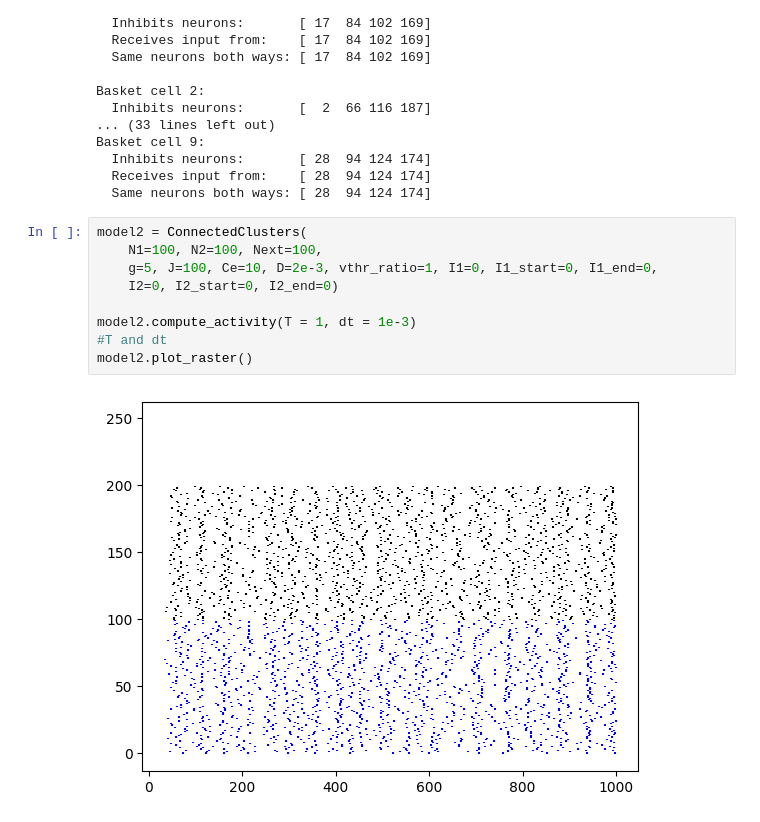
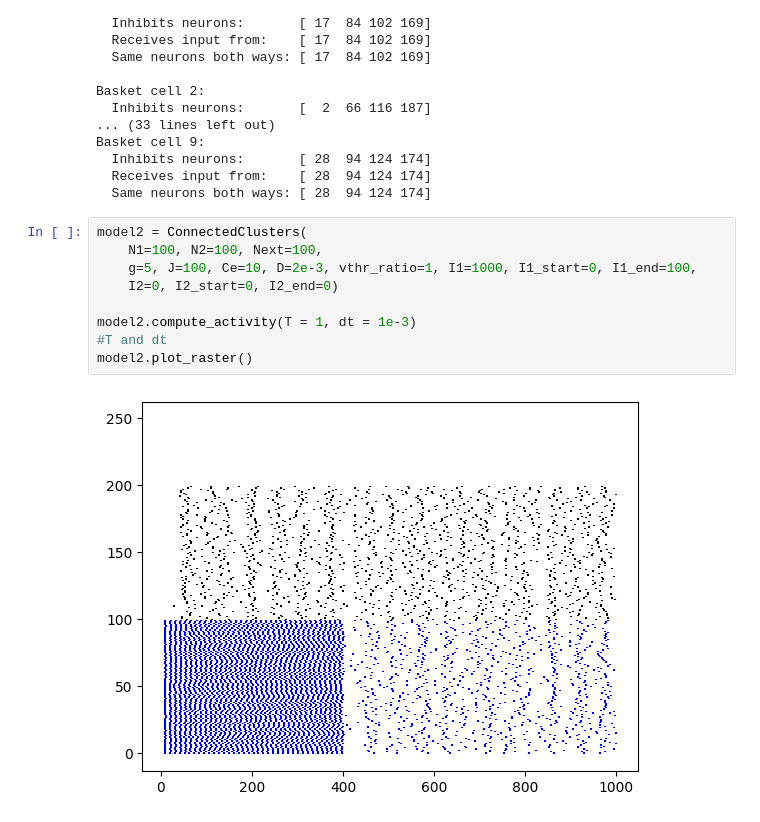
Before and after one commit to zeynoozkaya/burst_model, a Jupyter notebook: BrunelModel_Natalia_External_Input_Zeynep.ipynb, the cells around one changed output. Saved outputs shown, nothing was run; the diff lists cells and outputs as text.

```diff
--- a/BrunelModel_Natalia_External_Input_Zeynep.ipynb
+++ b/BrunelModel_Natalia_External_Input_Zeynep.ipynb
@@ -298,11 +298,11 @@ Basket cell 9:
 # %%
 model2 = ConnectedClusters(
     N1=100, N2=100, Next=100,
-    g=5, J=100, Ce=10, D=2e-3, vthr_ratio=1, I1=0, I1_start=0, I1_end=0,
+    g=5, J=100, Ce=10, D=2e-3, vthr_ratio=1, I1=1000, I1_start=0, I1_end=100,
     I2=0, I2_start=0, I2_end=0)
 
 model2.compute_activity(T = 1, dt = 1e-3)
 #T and dt
 model2.plot_raster()
 # %% [output]
-[figure, old version]
+[figure, new version]
```
